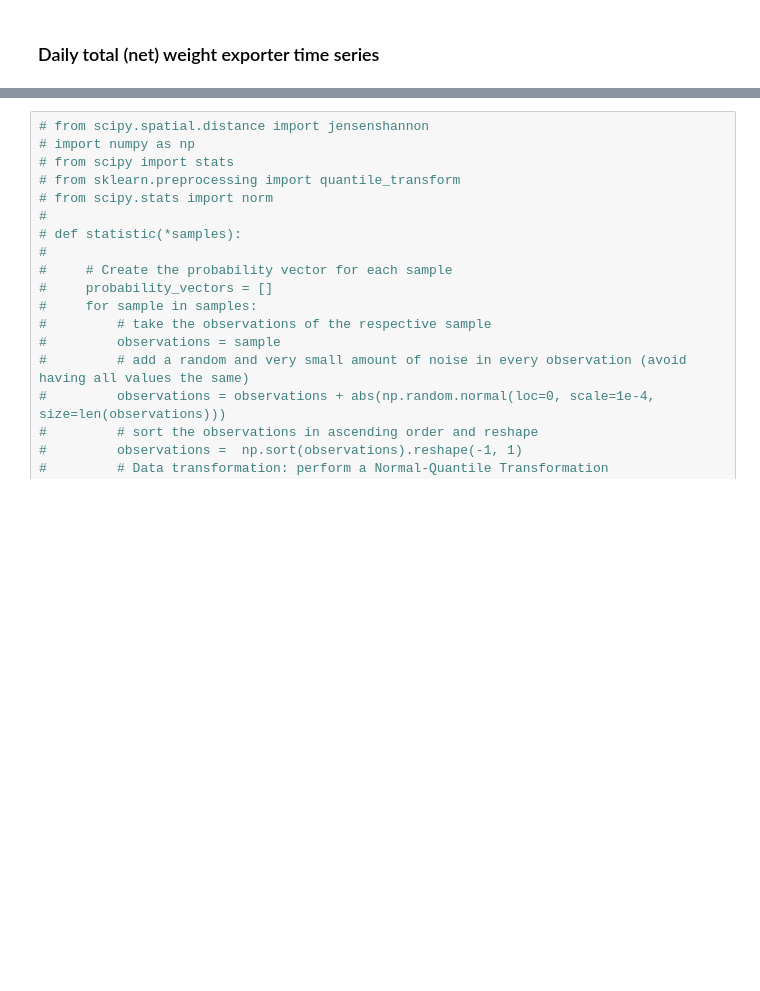
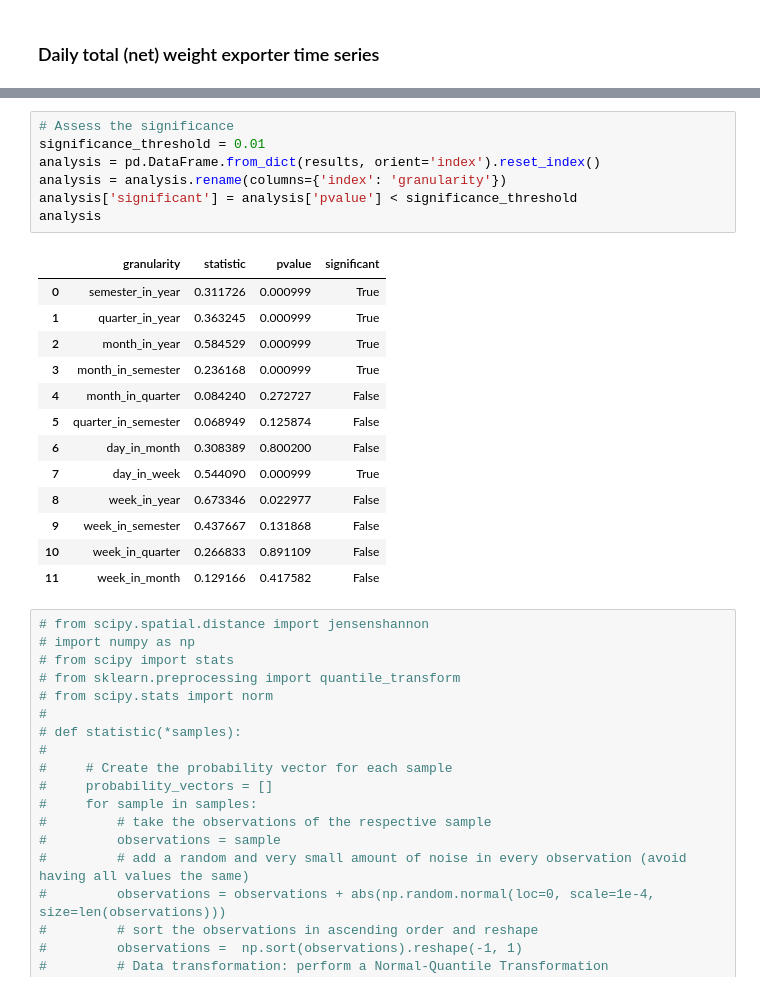
Before and after one commit to sergiopostigo/supertrade, a Jupyter notebook: exploratory_data_analysis/formatted/eda2.ipynb, the cells around one changed output, grey strips where cells are left out. Cells and saved outputs as stored; diff of their text form; blank space fills up the shorter version.

```diff
--- a/exploratory_data_analysis/formatted/eda2.ipynb
+++ b/exploratory_data_analysis/formatted/eda2.ipynb
@@ -258,3 +345,24 @@ p-value: 0.8801198801198801
+# %%
+# Assess the significance
+significance_threshold = 0.01
+analysis = pd.DataFrame.from_dict(results, orient='index').reset_index()
+analysis = analysis.rename(columns={'index': 'granularity'})
+analysis['significant'] = analysis['pvalue'] < significance_threshold
+analysis
+# %% [output]
+|  | granularity | statistic | pvalue | significant |
+| 0 | semester_in_year | 0.311726 | 0.000999 | True |
+| 1 | quarter_in_year | 0.363245 | 0.000999 | True |
+| 2 | month_in_year | 0.584529 | 0.000999 | True |
+| 3 | month_in_semester | 0.236168 | 0.000999 | True |
+| 4 | month_in_quarter | 0.084240 | 0.272727 | False |
+| 5 | quarter_in_semester | 0.068949 | 0.125874 | False |
+| 6 | day_in_month | 0.308389 | 0.800200 | False |
+| 7 | day_in_week | 0.544090 | 0.000999 | True |
+| 8 | week_in_year | 0.673346 | 0.022977 | False |
+| 9 | week_in_semester | 0.437667 | 0.131868 | False |
+| 10 | week_in_quarter | 0.266833 | 0.891109 | False |
+| 11 | week_in_month | 0.129166 | 0.417582 | False |
 # %%
 # from scipy.spatial.distance import jensenshannon
 # import numpy as np
```
Also changed, not shown: parts of 11 cells of this notebook, 1 other file.
